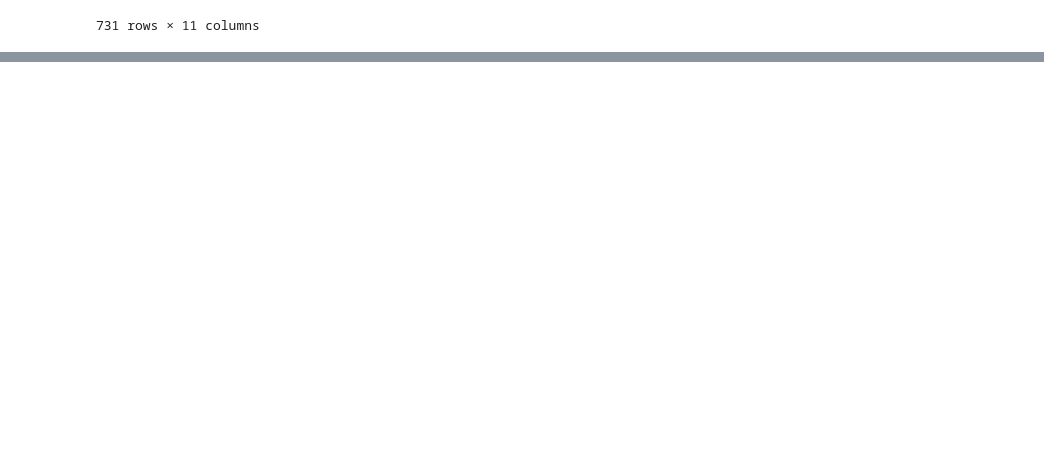
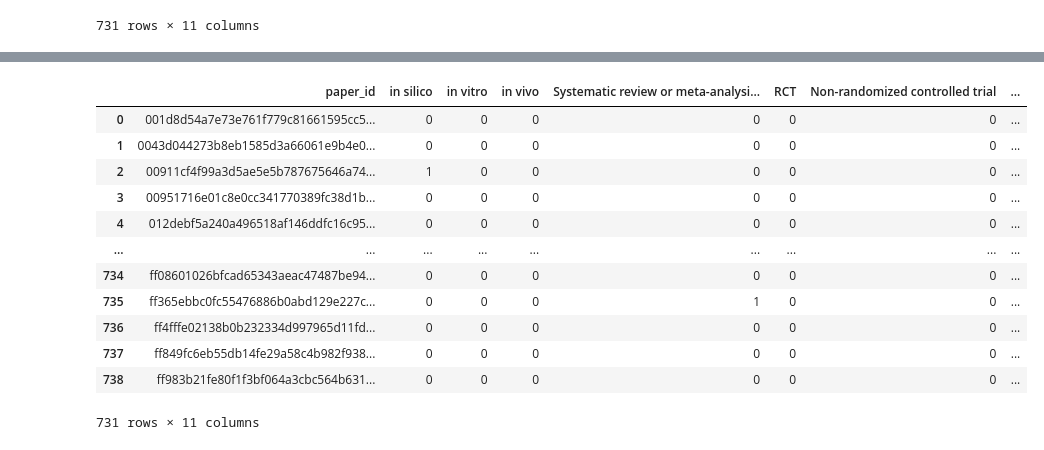
Before and after one commit to mindyng/Covid19, a Jupyter notebook: annotation_merge.ipynb, the cells around one changed output, grey strips where cells are left out. Saved outputs shown, nothing was run; the diff lists cells and outputs as text; code cells hidden in the pictures; blank space fills up the shorter version.

```diff
--- a/annotation_merge.ipynb
+++ b/annotation_merge.ipynb
@@ -252,0 +248,5 @@ kg_final
+# %%
+#formatting kg_final for concat
+
+#drop unnecessary columns
+kg_final = kg_final.drop(columns=['paper_txt', 'label', 'id'])
@@ -252,0 +260,11 @@ kg_final
+# %%
+#add blank columns to equal 10 annotation columns
+# kg_final['in vitro'] = 0
+# kg_final['in vivo'] = 0
+# kg_final['Systematic review or meta-analysis of studies other than RCTs'] = 0
+c = {'in vitro': 0, 'in vivo': 0, 'Systematic review or meta-analysis of studies other than RCTs': 0}
+kg_final = kg_final.assign(**c)
+#reorder columns to be the same as cw_final and shared2_final
+cols = list(shared2_final)
+kg_final = kg_final[cols]
+kg_final
@@ -252,0 +285,18 @@ kg_final
+# %%
+cols = list(cw_final)
+kg_final = kg_final[cols]
+kg_final
+# %% [output]
+|  | paper_id | in silico | in vitro | in vivo | Systematic review or meta-analysi... | RCT | Non-randomized controlled trial | ... |
+| 0 | 001d8d54a7e73e761f779c81661595cc5... | 0 | 0 | 0 | 0 | 0 | 0 | ... |
+| 1 | 0043d044273b8eb1585d3a66061e9b4e0... | 0 | 0 | 0 | 0 | 0 | 0 | ... |
+| 2 | 00911cf4f99a3d5ae5e5b787675646a74... | 1 | 0 | 0 | 0 | 0 | 0 | ... |
+| 3 | 00951716e01c8e0cc341770389fc38d1b... | 0 | 0 | 0 | 0 | 0 | 0 | ... |
+| 4 | 012debf5a240a496518af146ddfc16c95... | 0 | 0 | 0 | 0 | 0 | 0 | ... |
+| ... | ... | ... | ... | ... | ... | ... | ... | ... |
+| 734 | ff08601026bfcad65343aeac47487be94... | 0 | 0 | 0 | 0 | 0 | 0 | ... |
+| 735 | ff365ebbc0fc55476886b0abd129e227c... | 0 | 0 | 0 | 1 | 0 | 0 | ... |
+| 736 | ff4fffe02138b0b232334d997965d11fd... | 0 | 0 | 0 | 0 | 0 | 0 | ... |
+| 737 | ff849fc6eb55db14fe29a58c4b982f938... | 0 | 0 | 0 | 0 | 0 | 0 | ... |
+| 738 | ff983b21fe80f1f3bf064a3cbc564b631... | 0 | 0 | 0 | 0 | 0 | 0 | ... |
+731 rows × 11 columns
```
Also changed, not shown: parts of 8 cells of this notebook.
